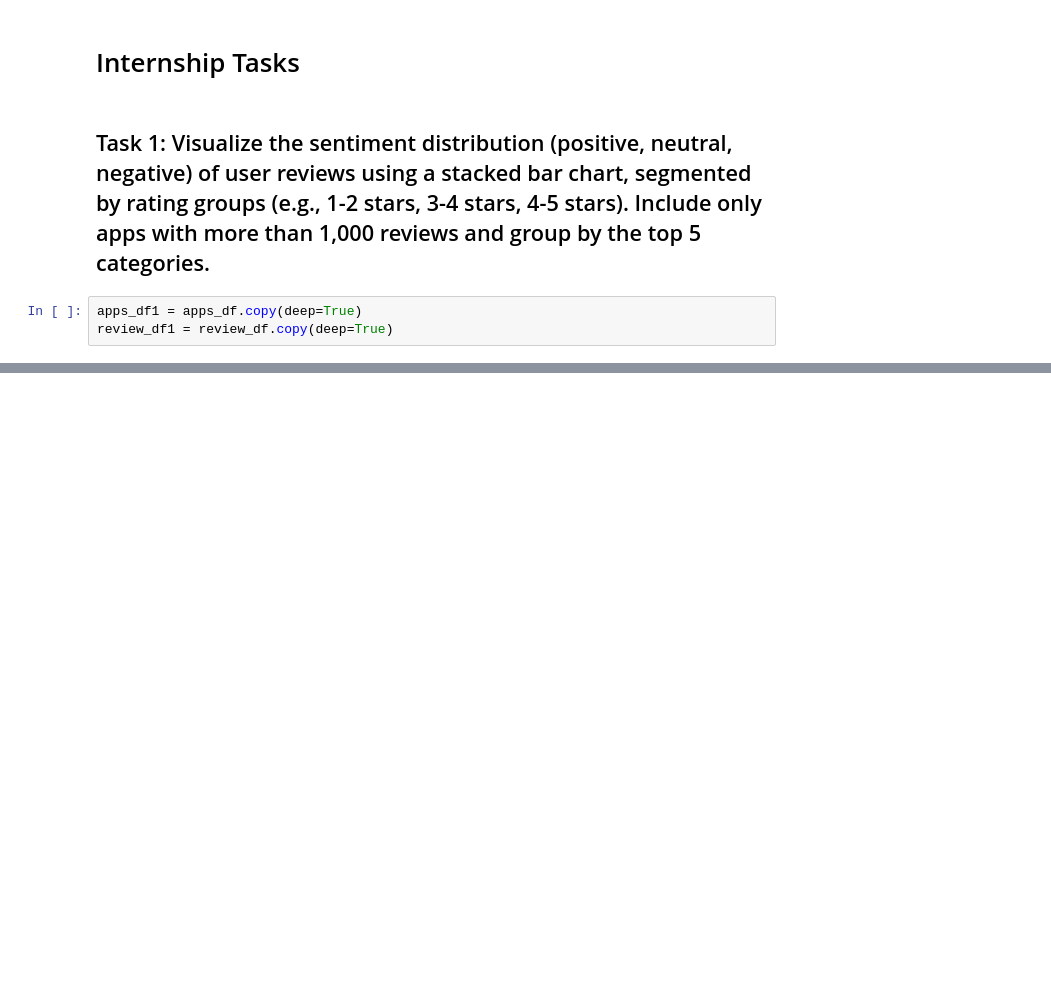
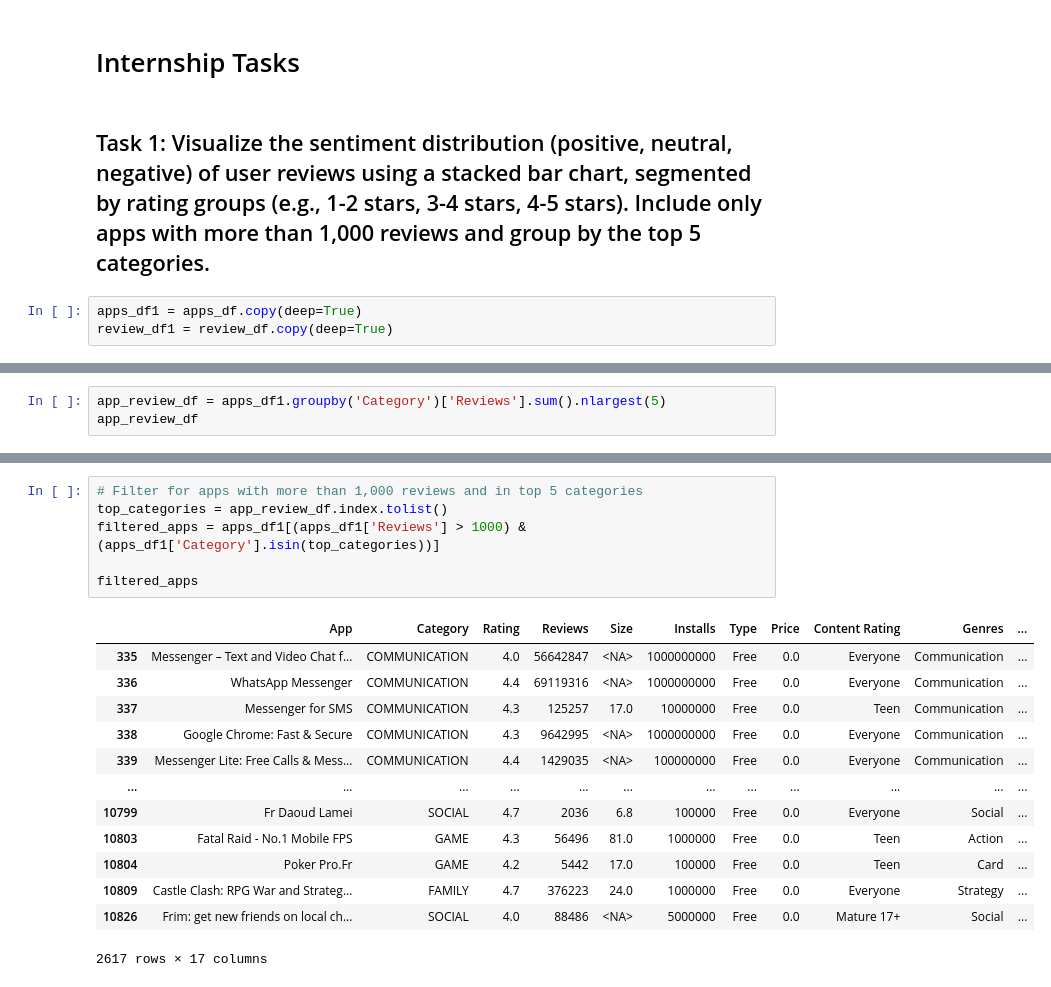
Before and after one commit to TanishqT7/Google-Play-Store-Data-Analytics, a Jupyter notebook: Internship/Internship.ipynb, the cells around one changed output, grey strips where cells are left out. Saved outputs shown, nothing was run; the diff lists cells and outputs as text; blank space fills up the shorter version.

```diff
--- a/Internship/Internship.ipynb
+++ b/Internship/Internship.ipynb
@@ -322,0 +359,3 @@ def rating_group(rating):
+# %%
+app_review_df = apps_df1.groupby('Category')['Reviews'].sum().nlargest(5)
+app_review_df
@@ -322,0 +379,20 @@ def rating_group(rating):
+# %%
+# Filter for apps with more than 1,000 reviews and in top 5 categories
+top_categories = app_review_df.index.tolist()
+filtered_apps = apps_df1[(apps_df1['Reviews'] > 1000) & (apps_df1['Category'].isin(top_categories))]
+
+filtered_apps
+# %% [output]
+|  | App | Category | Rating | Reviews | Size | Installs | Type | Price | Content Rating | Genres | ... |
+| 335 | Messenger – Text and Video Chat f... | COMMUNICATION | 4.0 | 56642847 | <NA> | 1000000000 | Free | 0.0 | Everyone | Communication | ... |
+| 336 | WhatsApp Messenger | COMMUNICATION | 4.4 | 69119316 | <NA> | 1000000000 | Free | 0.0 | Everyone | Communication | ... |
+| 337 | Messenger for SMS | COMMUNICATION | 4.3 | 125257 | 17.0 | 10000000 | Free | 0.0 | Teen | Communication | ... |
+| 338 | Google Chrome: Fast & Secure | COMMUNICATION | 4.3 | 9642995 | <NA> | 1000000000 | Free | 0.0 | Everyone | Communication | ... |
+| 339 | Messenger Lite: Free Calls & Mess... | COMMUNICATION | 4.4 | 1429035 | <NA> | 100000000 | Free | 0.0 | Everyone | Communication | ... |
+| ... | ... | ... | ... | ... | ... | ... | ... | ... | ... | ... | ... |
+| 10799 | Fr Daoud Lamei | SOCIAL | 4.7 | 2036 | 6.8 | 100000 | Free | 0.0 | Everyone | Social | ... |
+| 10803 | Fatal Raid - No.1 Mobile FPS | GAME | 4.3 | 56496 | 81.0 | 1000000 | Free | 0.0 | Teen | Action | ... |
+| 10804 | Poker Pro.Fr | GAME | 4.2 | 5442 | 17.0 | 100000 | Free | 0.0 | Teen | Card | ... |
+| 10809 | Castle Clash: RPG War and Strateg... | FAMILY | 4.7 | 376223 | 24.0 | 1000000 | Free | 0.0 | Everyone | Strategy | ... |
+| 10826 | Frim: get new friends on local ch... | SOCIAL | 4.0 | 88486 | <NA> | 5000000 | Free | 0.0 | Mature 17+ | Social | ... |
+2617 rows × 17 columns
```
Also changed, not shown: parts of 9 cells of this notebook.
